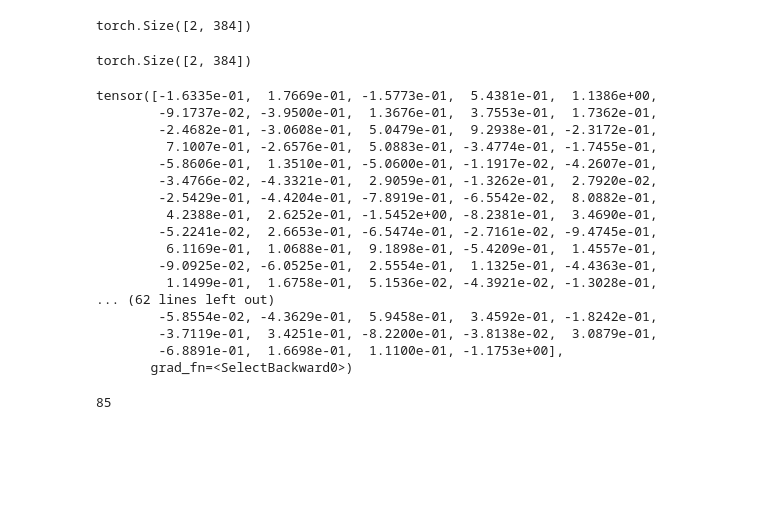
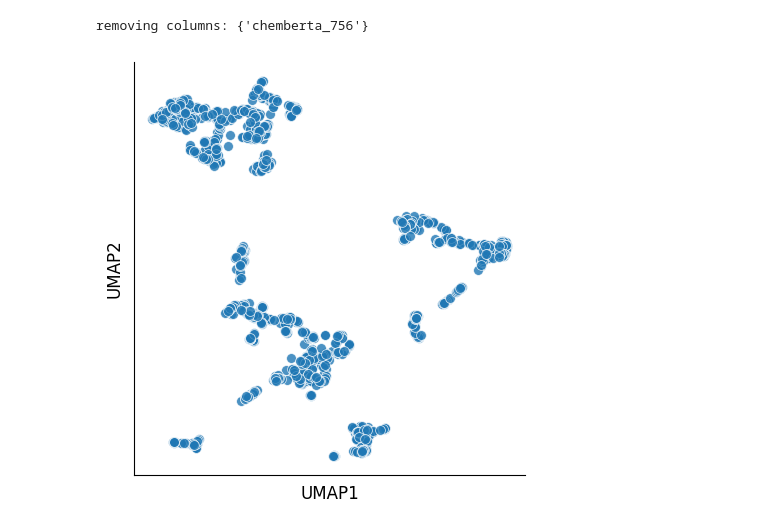
Before and after one commit to sky1ove/MolCraft, a Jupyter notebook: nbs/ChemBERTA.ipynb, the cells around one changed output. Saved outputs shown, nothing was run; the diff lists cells and outputs as text; code cells hidden in the pictures; blank space fills up the shorter version.

```diff
--- a/nbs/ChemBERTA.ipynb
+++ b/nbs/ChemBERTA.ipynb
@@ -8,9 +13,0 @@ import torch.nn as nn
-# %%
-model = AutoModelForMaskedLM.from_pretrained("DeepChem/ChemBERTa-77M-MTR")
-tokenizer = AutoTokenizer.from_pretrained("DeepChem/ChemBERTa-77M-MTR")
-
-inputs=tokenizer(df['SMILES'].tolist(),return_tensors="pt",padding=True,truncation=True)
-
-# disable the lm_head so that we only get the transformer output
-model.lm_head =nn.Identity()
-out = model(**inputs)[0]
@@ -66,0 +65,2 @@ df = Data.get_aa_info().iloc[:-2,:].reset_index()
+# %%
+df = pd.read_csv('dataset/all2.csv')
@@ -294,32 +104,8 @@ tensor([[[ 0.1026, -0.0263, -0.1524,  ...,  0.0383, -0.4000, -0.0561],
-# %%
-out2.mean(1).shape
-# %% [output]
-torch.Size([2, 384])
-# %%
-out2[:,0,:].shape
-# %% [output]
-torch.Size([2, 384])
-# %%
-out2.mean(1)[0]
-# %% [output]
-tensor([-1.6335e-01,  1.7669e-01, -1.5773e-01,  5.4381e-01,  1.1386e+00,
-        -9.1737e-02, -3.9500e-01,  1.3676e-01,  3.7553e-01,  1.7362e-01,
-        -2.4682e-01, -3.0608e-01,  5.0479e-01,  9.2938e-01, -2.3172e-01,
-         7.1007e-01, -2.6576e-01,  5.0883e-01, -3.4774e-01, -1.7455e-01,
-        -5.8606e-01,  1.3510e-01, -5.0600e-01, -1.1917e-02, -4.2607e-01,
-        -3.4766e-02, -4.3321e-01,  2.9059e-01, -1.3262e-01,  2.7920e-02,
-        -2.5429e-01, -4.4204e-01, -7.8919e-01, -6.5542e-02,  8.0882e-01,
-         4.2388e-01,  2.6252e-01, -1.5452e+00, -8.2381e-01,  3.4690e-01,
-        -5.2241e-02,  2.6653e-01, -6.5474e-01, -2.7161e-02, -9.4745e-01,
-         6.1169e-01,  1.0688e-01,  9.1898e-01, -5.4209e-01,  1.4557e-01,
-        -9.0925e-02, -6.0525e-01,  2.5554e-01,  1.1325e-01, -4.4363e-01,
-         1.1499e-01,  1.6758e-01,  5.1536e-02, -4.3921e-02, -1.3028e-01,
-... (62 lines left out)
-        -5.8554e-02, -4.3629e-01,  5.9458e-01,  3.4592e-01, -1.8242e-01,
-        -3.7119e-01,  3.4251e-01, -8.2200e-01, -3.8138e-02,  3.0879e-01,
-        -6.8891e-01,  1.6698e-01,  1.1100e-01, -1.1753e+00],
-       grad_fn=<SelectBackward0>)
-# %%
-len([i for i in smi])
-# %% [output]
-85
+# %%
+feat = preprocess(feat)
+# %% [output]
+removing columns: {'chemberta_756'}
+# %%
+plot_cluster(feat,'umap',complexity=15)
+# %% [output]
+[figure, added]
```
Also changed, not shown: parts of 52 cells of this notebook, 12 other files.
